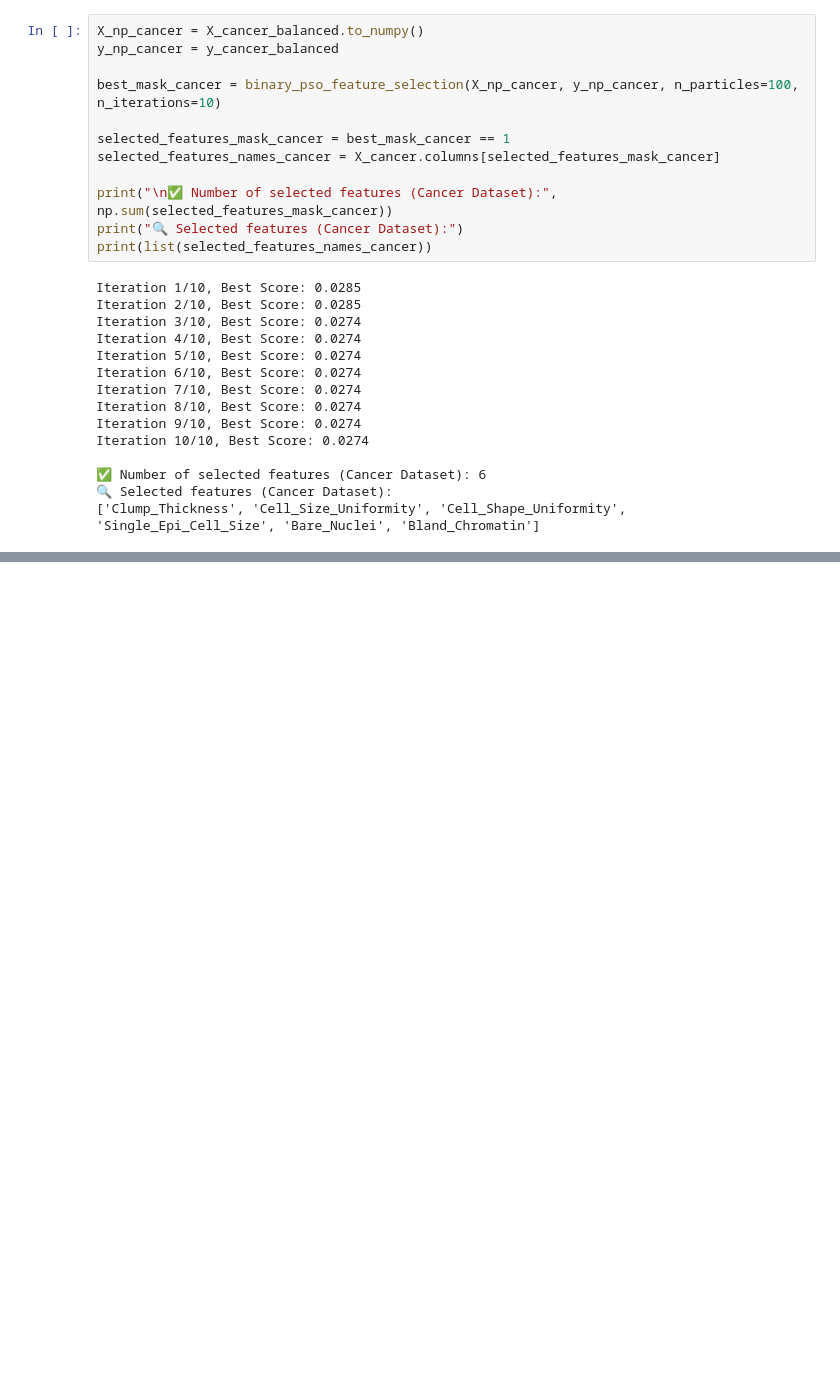
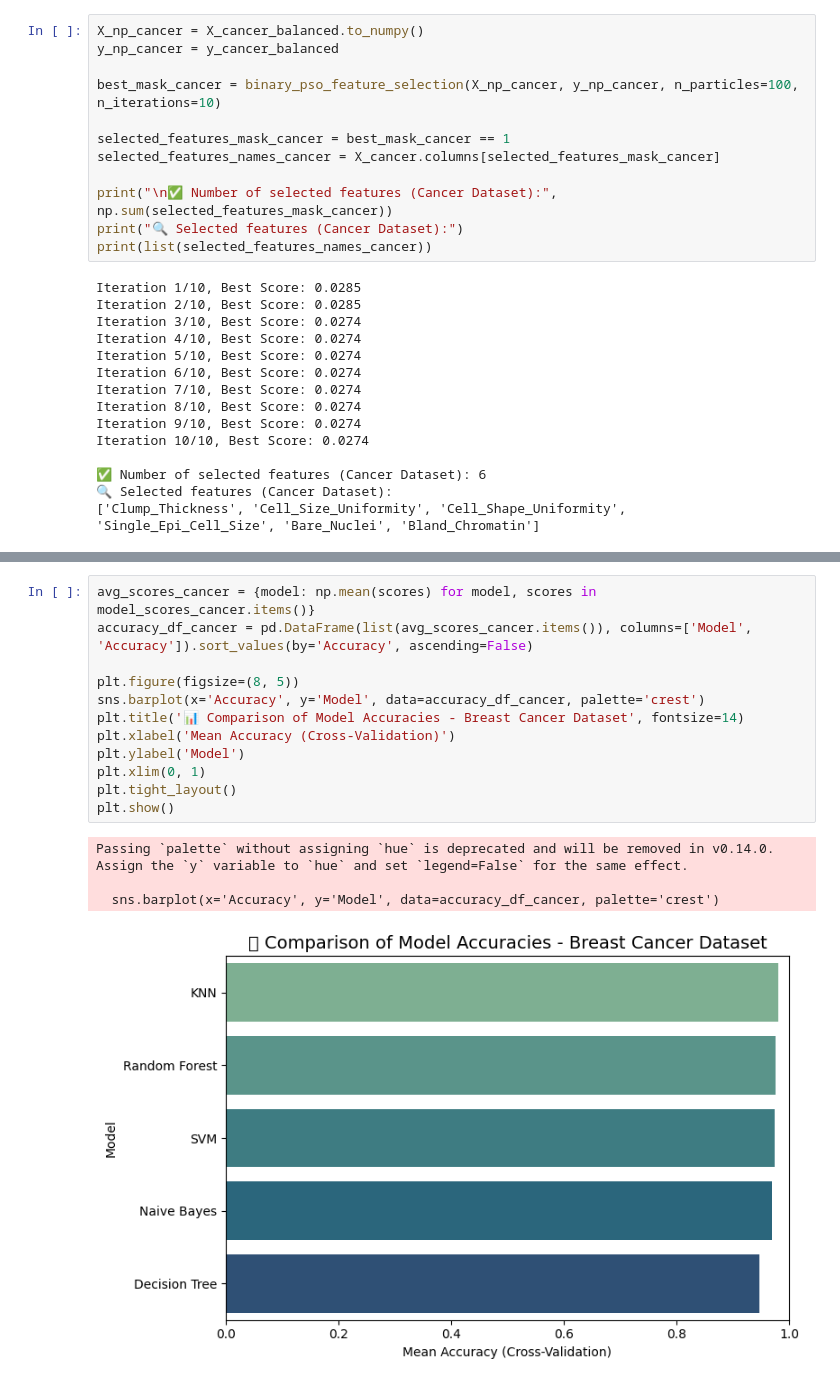
Before and after one commit to pariyaaf/ChronicDisease-PSORF-Implementation, a Jupyter notebook: pso-rf.ipynb, the cells around one changed output, grey strips where cells are left out. Drawn from its saved outputs; the diff is of its cells as text; blank space fills up the shorter version.

```diff
--- a/pso-rf.ipynb
+++ b/pso-rf.ipynb
@@ -240,0 +410,17 @@ Iteration 10/10, Best Score: 0.0274
+# %%
+avg_scores_cancer = {model: np.mean(scores) for model, scores in model_scores_cancer.items()}
+accuracy_df_cancer = pd.DataFrame(list(avg_scores_cancer.items()), columns=['Model', 'Accuracy']).sort_values(by='Accuracy', ascending=False)
+
+plt.figure(figsize=(8, 5))
+sns.barplot(x='Accuracy', y='Model', data=accuracy_df_cancer, palette='crest')
+plt.title('📊 Comparison of Model Accuracies - Breast Cancer Dataset', fontsize=14)
+plt.xlabel('Mean Accuracy (Cross-Validation)')
+plt.ylabel('Model')
+plt.xlim(0, 1)
+plt.tight_layout()
+plt.show()
+# %% [output]
+Passing `palette` without assigning `hue` is deprecated and will be removed in v0.14.0. Assign the `y` variable to `hue` and set `legend=False` for the same effect.
+
+  sns.barplot(x='Accuracy', y='Model', data=accuracy_df_cancer, palette='crest')
+[figure, added]
```
Also changed, not shown: parts of 8 cells of this notebook.
